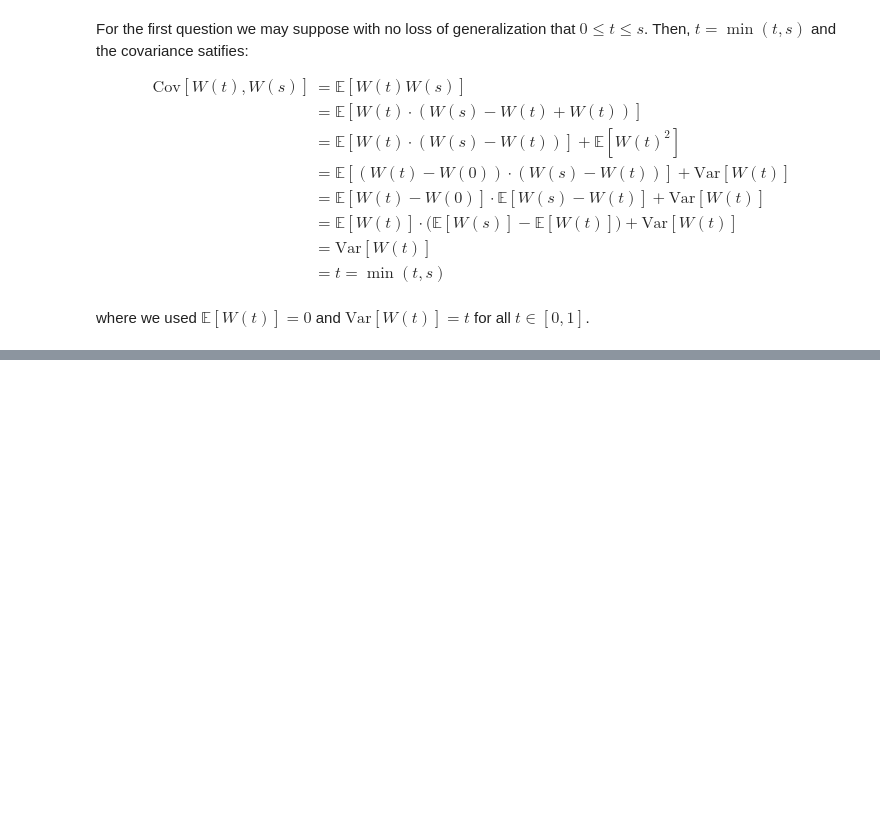
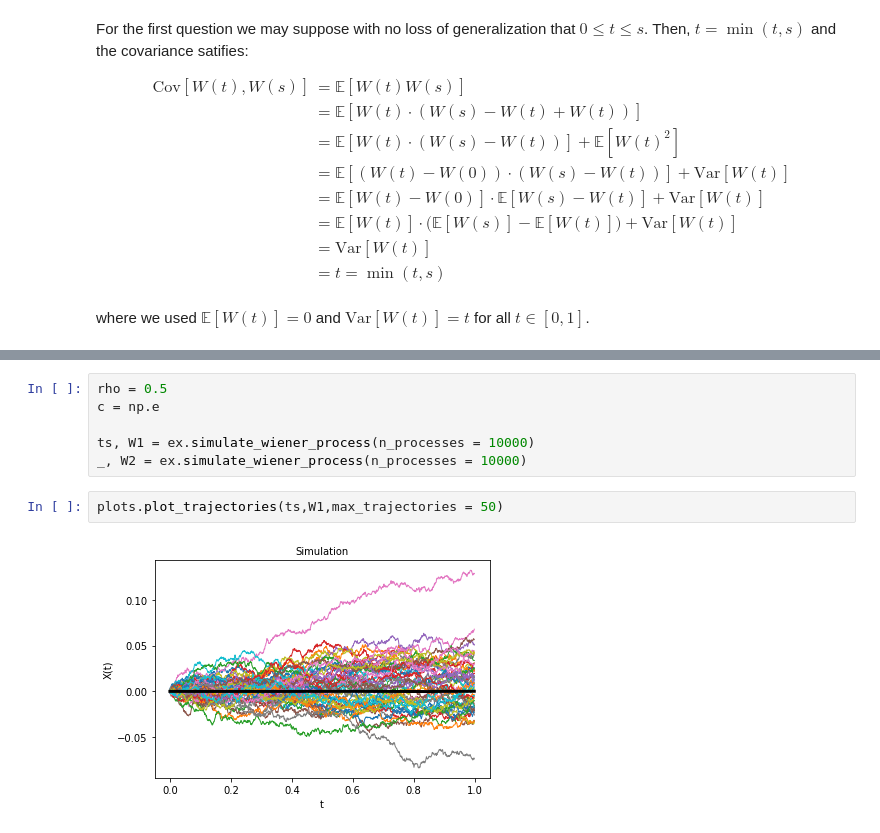
Before and after one commit to Ocete/mcd-pe-continuo, a Jupyter notebook: P1/ejercicios.ipynb, the cells around one changed output, grey strips where cells are left out. Cells and saved outputs as stored; diff of their text form; blank space fills up the shorter version.

```diff
--- a/P1/ejercicios.ipynb
+++ b/P1/ejercicios.ipynb
@@ -555,0 +613,10 @@ array([[1, 4, 7],
+# %%
+rho = 0.5
+c = np.e
+
+ts, W1 = ex.simulate_wiener_process(n_processes = 10000)
+_, W2 = ex.simulate_wiener_process(n_processes = 10000)
+# %%
+plots.plot_trajectories(ts,W1,max_trajectories = 50)
+# %% [output]
+[figure, added]
```
Also changed, not shown: parts of 17 cells of this notebook, 2 other files.
